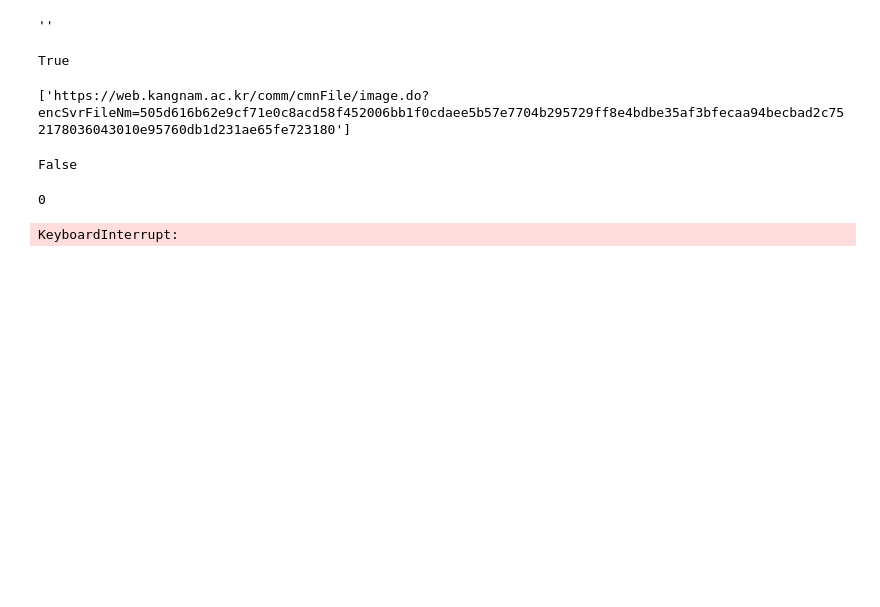
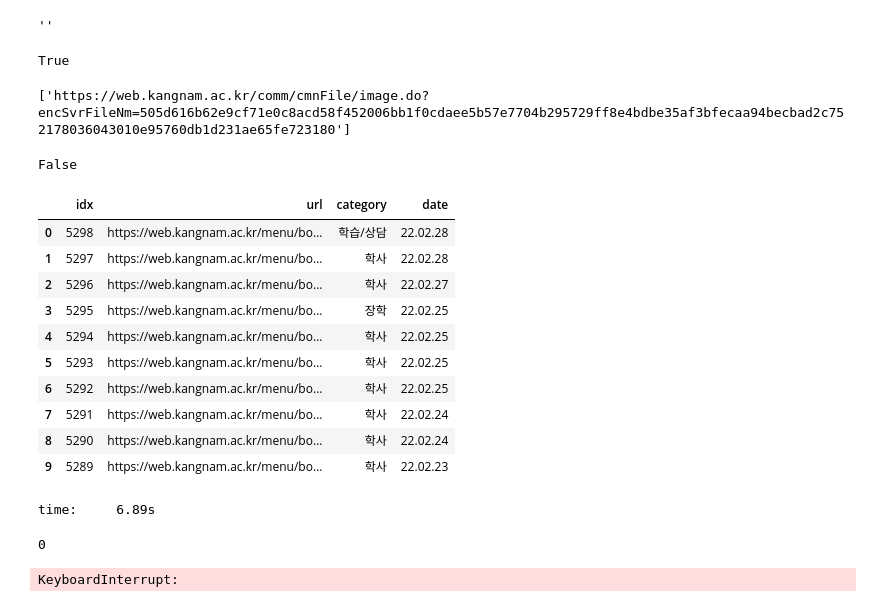
Before and after one commit to KangnamUnivShuttle/tensor_study, a Jupyter notebook: notebook/NLP/School notice content crawler.ipynb, the cells around one changed output. Drawn from its saved outputs; the diff is of its cells as text; code cells hidden in the pictures; blank space fills up the shorter version.

```diff
--- a/notebook/NLP/School notice content crawler.ipynb
+++ b/notebook/NLP/School notice content crawler.ipynb
@@ -196,6 +197,29 @@ assert len (export_notice_data(driver, 'https://web.kangnam.ac.kr/menu/board/inf
 result = export_notice_data(driver, 'https://web.kangnam.ac.kr/menu/board/info/f19069e6134f8f8aa7f689a4a675e66f.do?scrtWrtiYn=false&encMenuSeq=c5dc4b1d7b4dd402e5e6a7a8471eb55c&encMenuBoardSeq=a9e53dcab66d25012cdc87c13d1c9c1d')
 
 assert (None, len(result[1]), len(result[2]), len(result[3])) == (None, 26, 845, 0)
+# %%
+schoolNoticeList[:10]
+# %% [output]
+|  | idx | url | category | date |
+| 0 | 5298 | https://web.kangnam.ac.kr/menu/bo... | 학습/상담 | 22.02.28 |
+| 1 | 5297 | https://web.kangnam.ac.kr/menu/bo... | 학사 | 22.02.28 |
+| 2 | 5296 | https://web.kangnam.ac.kr/menu/bo... | 학사 | 22.02.27 |
+| 3 | 5295 | https://web.kangnam.ac.kr/menu/bo... | 장학 | 22.02.25 |
+| 4 | 5294 | https://web.kangnam.ac.kr/menu/bo... | 학사 | 22.02.25 |
+| 5 | 5293 | https://web.kangnam.ac.kr/menu/bo... | 학사 | 22.02.25 |
+| 6 | 5292 | https://web.kangnam.ac.kr/menu/bo... | 학사 | 22.02.25 |
+| 7 | 5291 | https://web.kangnam.ac.kr/menu/bo... | 학사 | 22.02.24 |
+| 8 | 5290 | https://web.kangnam.ac.kr/menu/bo... | 학사 | 22.02.24 |
+| 9 | 5289 | https://web.kangnam.ac.kr/menu/bo... | 학사 | 22.02.23 |
+# %%
+t1_start = time.perf_counter()
+for idx in range(10):
+    export_notice_data(driver, schoolNoticeList['url'][idx], idx)
+t1_stop = time.perf_counter()
+takeTime = round(t1_stop - t1_start, 2)
+print(f'time: {takeTime:>8}s')
+# %% [output]
+time:     6.89s
 # %%
 reqNum = 10
 driver_pool = []
```
Also changed, not shown: parts of 2 cells of this notebook.
